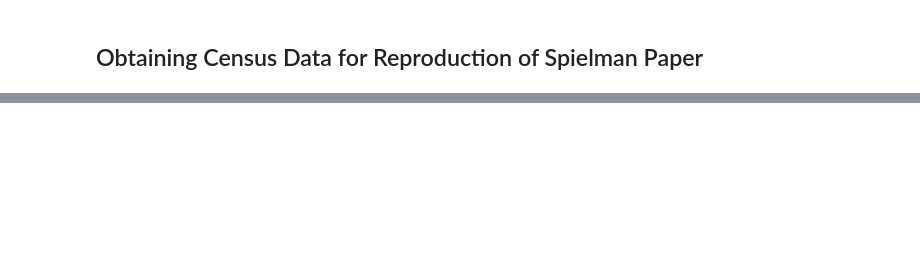
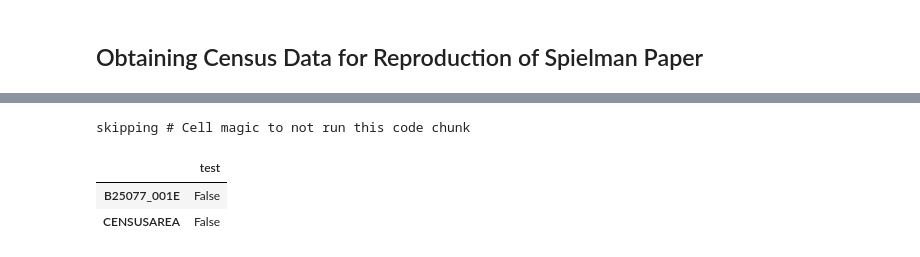
Before and after one commit to HEGSRR/RPl-Spielman-2020, a Jupyter notebook: procedure/code/retrieving_census_data.ipynb, the cells around one changed output, grey strips where cells are left out. Saved outputs shown, nothing was run; the diff lists cells and outputs as text; code cells hidden in the pictures; blank space fills up the shorter version.

```diff
--- a/procedure/code/retrieving_census_data.ipynb
+++ b/procedure/code/retrieving_census_data.ipynb
@@ -470,4 +2,0 @@ KeyError: "None of [Index(['ACS12_5yr_B06001002'], dtype='object')] are in the [
-# %%
-test = equiv(counties_detailed, "GEOID", acs_variables, acs, "Geo_FIPS", spielman_acs_variables)
-matching_cols = pd.DataFrame({"test": test.sum().eq(3221)}) # 3221 matches the number of rows
-matching_cols.loc[~matching_cols.test] # identify the columns that have some data discrepencies
@@ -536,0 +269,54 @@ It appears that all of the issues occured because of NaN values, and by inspecti
+# %%
+%%script echo skipping # Cell magic to not run this code chunk
+
+# A toy example to illustrate how the function works
+
+# Create two DataFrames from dictionaries
+data1 = {
+    "id": [1,2,3],
+    "calories": [420, 380, 390],
+    "duration": [50, 40, 45]
+}
+
+data1 = pd.DataFrame(data1)
+
+data2 = {
+    "identifier": [1,2,3],
+    "caloriesayy": [420, 380, 390],
+    "durationyayy": [50, 40, 0]
+}
+
+data2 = pd.DataFrame(data2)
+
+# Perform equivalency test
+test = equiv(data1, "id", ["calories", "duration"], data2, "identifier", ["caloriesayy", "durationyayy"])
+test#.sum() # optionally use .sum() to determine how many entries match
+# %% [output]
+skipping # Cell magic to not run this code chunk
+# %%
+# Import raw data from Spielman et al
+
+# Import base ACS data
+make_strings = {'Geo_FIPS': object, 'Geo_STATE': object, 'Geo_COUNTY': object,
+                'Geo_TRACT': object, 'Geo_CBSA': object, 'Geo_CSA': object}
+
+acs = pd.read_csv(here(path["drpub"], 'sovi_acs.csv'),
+                  dtype=make_strings, skiprows=1,encoding='latin-1')
+
+# Import, join a decennial supplemental
+dec_sup1 = pd.read_csv(here(path["drpub"],'sovi_decennial_sup1.csv'),
+        dtype=make_strings,skiprows=1,encoding='latin-1')
+
+acs = acs.merge(dec_sup1, how = "inner", on='Geo_FIPS')
+
+# Import, join an ACS supplemental
+acs_sup2 = pd.read_csv(here(path["drpub"], 'sovi_acs_kids.csv'),
+                           dtype=make_strings, skiprows=1,encoding='latin-1')
+
+acs = acs.merge(acs_sup2, how = "inner", on='Geo_FIPS')
+
+# Round area column
+acs['SE_T02A_002'] = acs.SE_T02A_002.round(0)
+
+# Drop Puerto Rico to avoid issues with missing data
+acs = acs[acs.Geo_STATE_x != '72']
@@ -536,0 +327,9 @@ It appears that all of the issues occured because of NaN values, and by inspecti
+# %%
+# Perform equivalency test
+test = equiv(counties, "GEOID", acs_variables, acs, "Geo_FIPS", spielman_acs_variables)
+matching_cols = pd.DataFrame({"test": test.sum().eq(3143)}) # 3143 matches the number of rows (3221 if PR included)
+matching_cols.loc[~matching_cols.test] # Identify the columns that have some data discrepencies
+# %% [output]
+|  | test |
+| B25077_001E | False |
+| CENSUSAREA | False |
```
Also changed, not shown: parts of 50 cells of this notebook, 4 other files.
